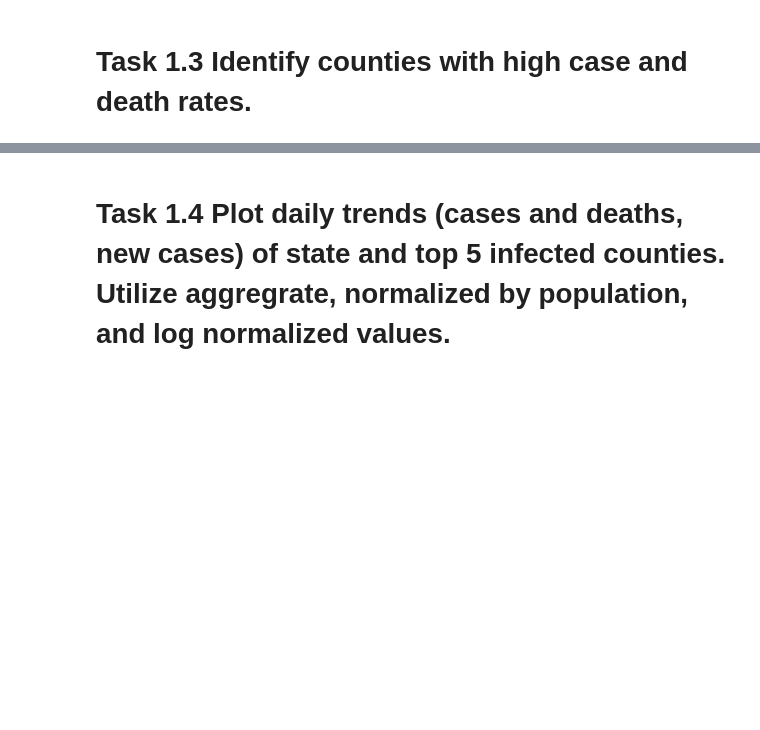
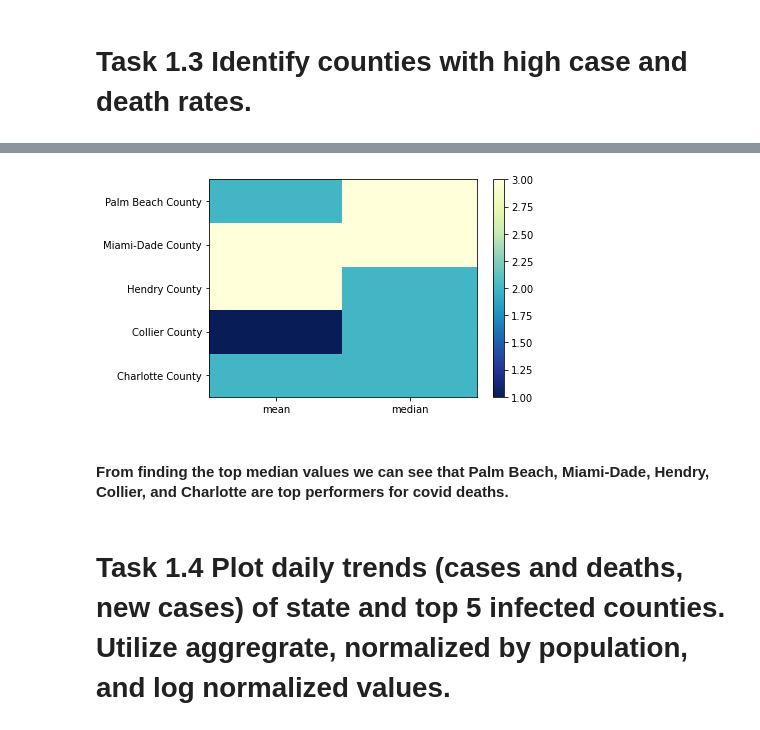
Before and after one commit to UNCG-CSE/COVID-Team-1, a Jupyter notebook: src/chris/stage2_task1_chris.ipynb, the cells around one changed output, grey strips where cells are left out. Drawn from its saved outputs; the diff is of its cells as text; code cells hidden in the pictures; blank space fills up the shorter version.

```diff
--- a/src/chris/stage2_task1_chris.ipynb
+++ b/src/chris/stage2_task1_chris.ipynb
@@ -264,2 +388,14 @@ Weekly mode for Florida deaths is:   0
+# %%
+top_25_median = df_weekly_stats["median"].quantile(.95)
+df_25_median = df_weekly_stats[df_weekly_stats["median"] >= top_25_median].sort_values(by = "median")
+figure, h_map = plt.subplots(1,1)
+cbar = h_map.pcolor(df_25_median.iloc[:,0:2], cmap='YlGnBu_r')
+figure.colorbar(cbar, ax = h_map)
+x_axis = plt.yticks(np.arange(.5, len(df_25_median.index), 1), df_25_median.index)
+y_axis = plt.xticks(np.arange(.5, len(df_25_median.iloc[:,0:2].columns), 1), df_25_median.iloc[:,0:2].columns)
+# %% [output]
+[figure, added]
+# %% [markdown]
+#### From finding the top median values we can see that Palm Beach, Miami-Dade, Hendry, Collier, and Charlotte are top performers for covid deaths.
 # %% [markdown]
 # Task 1.4 Plot daily trends (cases and deaths, new cases) of state and top 5 infected counties. Utilize aggregrate, normalized by population, and log normalized values.
```
Also changed, not shown: parts of 27 cells of this notebook, 1 other file.
